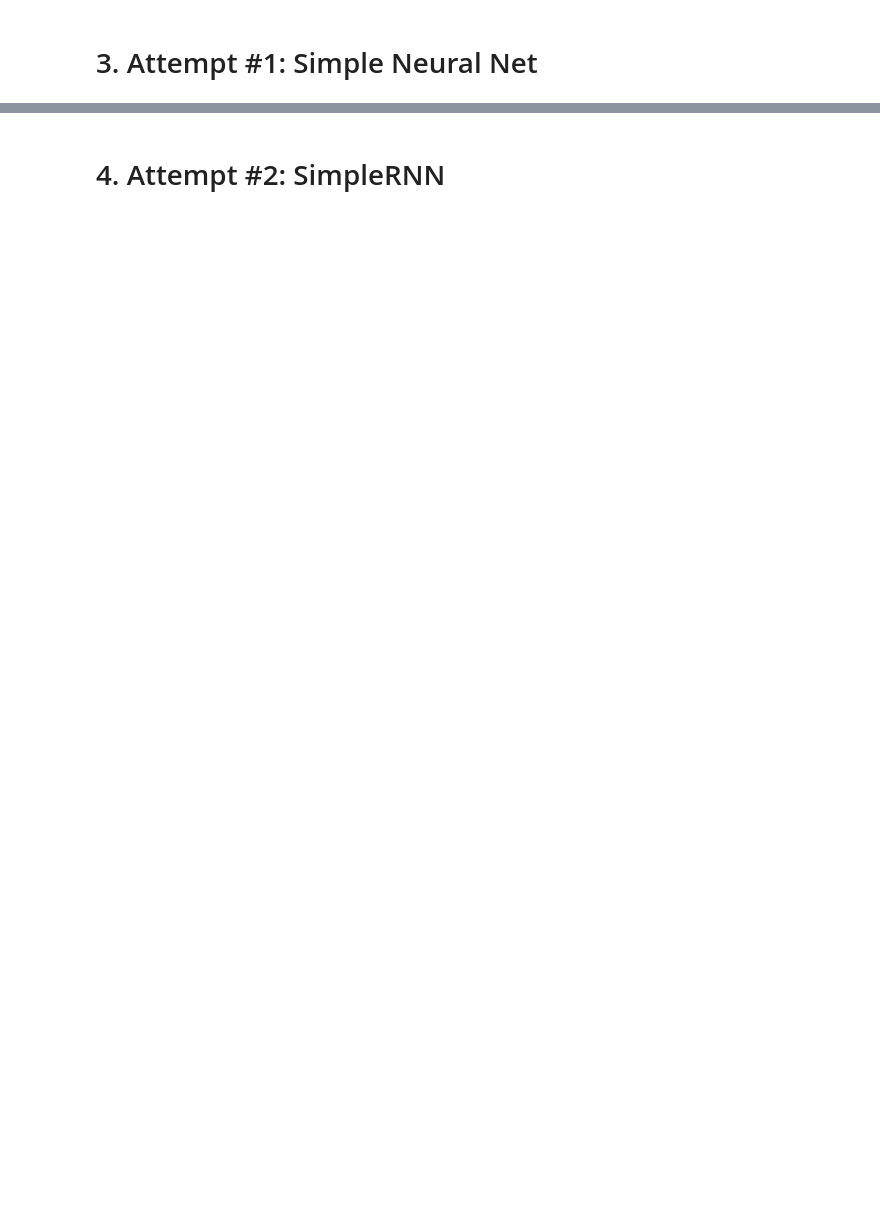
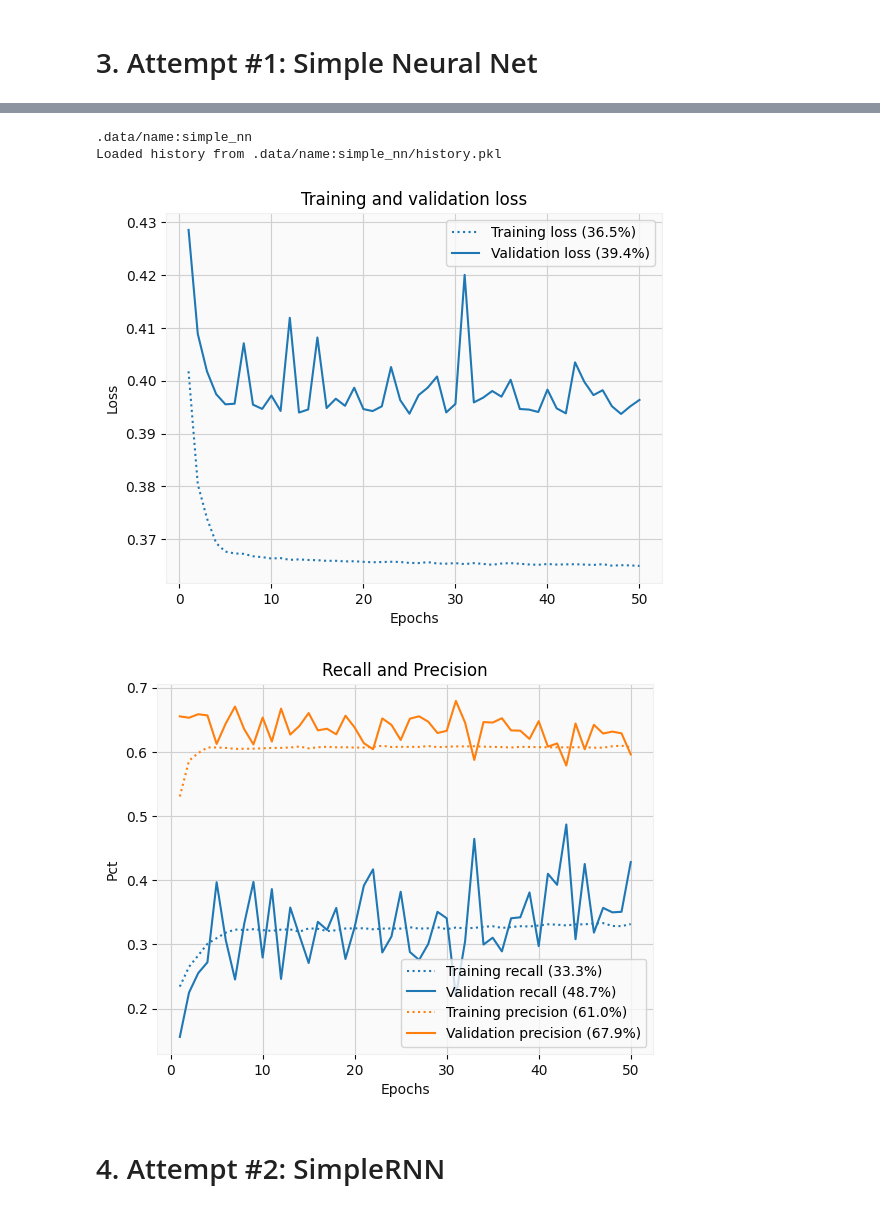
Before and after one commit to itsjohnward/pbc, a Jupyter notebook: pbc-analysis.ipynb, the cells around one changed output, grey strips where cells are left out. Saved outputs shown, nothing was run; the diff lists cells and outputs as text; code cells hidden in the pictures; blank space fills up the shorter version.

Commit message:
feat: add model saving

```diff
--- a/pbc-analysis.ipynb
+++ b/pbc-analysis.ipynb
@@ -141,7 +146,7 @@ year_df.head()
 # %% [markdown]
 Compute the labels we're training for:
 # %%
-WINDOW_SIZE = 5  # looking 5 bars into the future
+FORWARD_WINDOW_SIZE = 5  # looking 5 bars into the future
 
 PCT_WINDOWS = [0.05, 0.1, 0.15, 0.2, 0.25]
 LABELS = (['down_{}_pct'.format(pct) for pct in sorted(PCT_WINDOWS, reverse=True)] +
@@ -150,8 +155,8 @@ LABELS = (['down_{}_pct'.format(pct) for pct in sorted(PCT_WINDOWS, reverse=True
 tqdm.pandas()  # graphical load bar
 
 def compute_label(formatted_df, pct, direction, row):
-    window = formatted_df[formatted_df.index > row.name].iloc[:WINDOW_SIZE]
-    if len(window) == WINDOW_SIZE:
+    window = formatted_df[formatted_df.index > row.name].iloc[:FORWARD_WINDOW_SIZE]
+    if len(window) == FORWARD_WINDOW_SIZE:
         if direction == 'up':
             return int(max(window['high']) >= row['close']*(1+(pct/100)))
         return int(min(window['low']) <= row['close']*(1-(pct/100)))
@@ -201,18 +365,2 @@ plot_label_frequency()
 # %% [markdown]
 # 3. Attempt #1: Simple Neural Net
-# %%
-FEATURES = [
-    'open_close_pct_delta',
-    'volatility',
-    '{}min_volatility_std'.format(WINDOW_SIZE),
-    '{}min_ocd_std'.format(WINDOW_SIZE),
-    'scaled_volume'
-]
-
-X_all = formatted_df[FEATURES]
-twenty_pct = (len(X_all)//5)
-X_train, X_val, X_test = X_all[:twenty_pct*3], X_all[twenty_pct*3:twenty_pct*4], X_all[twenty_pct*4:]
-y_all = formatted_df[LABELS]
-y_train, y_val, y_test = y_all[:twenty_pct*3], y_all[twenty_pct*3:twenty_pct*4], y_all[twenty_pct*4:]
-
-display(X_all.describe())
@@ -229,15 +391,7 @@ display(X_all.describe())
 # %%
 model = Sequential()
-model.add(Dense(64, activation='relu', input_shape=(X_train.shape[1],)))
-model.add(Dense(64, activation='relu'))
+model.add(Dense(64, activation='linear', input_shape=(X_train.shape[1],)))
+model.add(Dense(64, activation='linear'))
 model.add(Dense(y_train.shape[1], activation='sigmoid'))
-
-model.compile(loss='binary_crossentropy',
-              metrics=['accuracy', Precision(), Recall(), AUC(multi_label=True)])
-
-history = model.fit(X_train,
-                    y_train,
-                    validation_data=(X_val, y_val),
-                    epochs=50,
-                    batch_size=20)
+model.summary()
 # %% [output]
@@ -358,2 +412,15 @@ plot_recall_precision(history)
+# %%
+model, history = save_or_load(model,
+                              X_train,
+                              y_train,
+                              X_val,
+                              y_val,
+                              name='simple_nn')
+evaluate_model(history)
+# %% [output]
+.data/name:simple_nn
+Loaded history from .data/name:simple_nn/history.pkl
+[figure, added]
+[figure, added]
 # %% [markdown]
 # 4. Attempt #2: SimpleRNN
```
Also changed, not shown: parts of 30 cells of this notebook.
